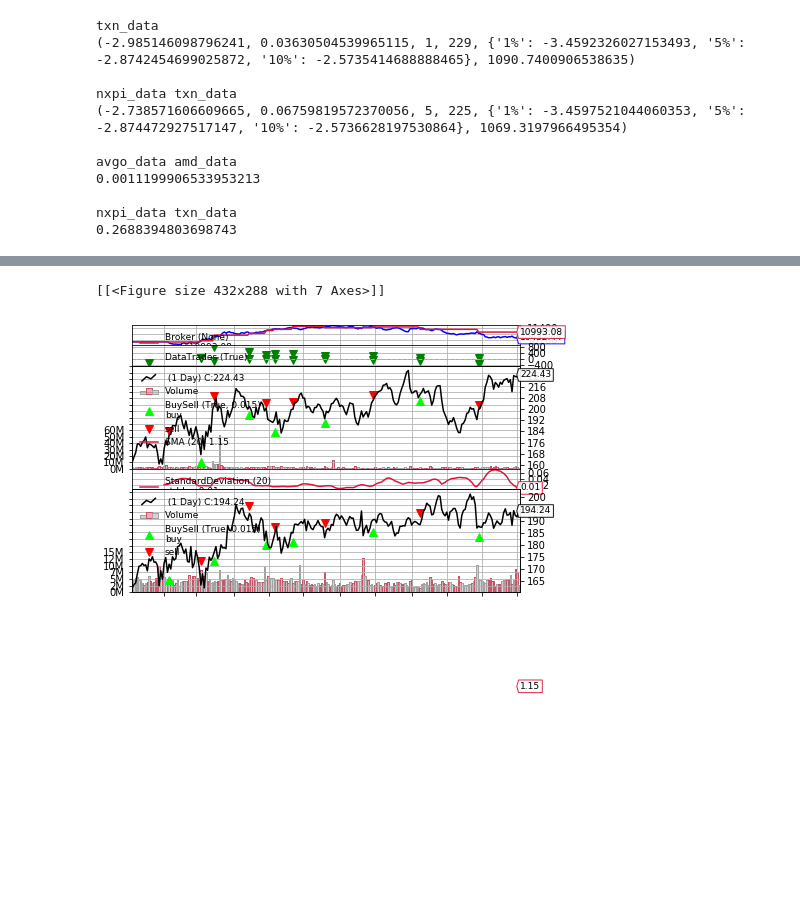
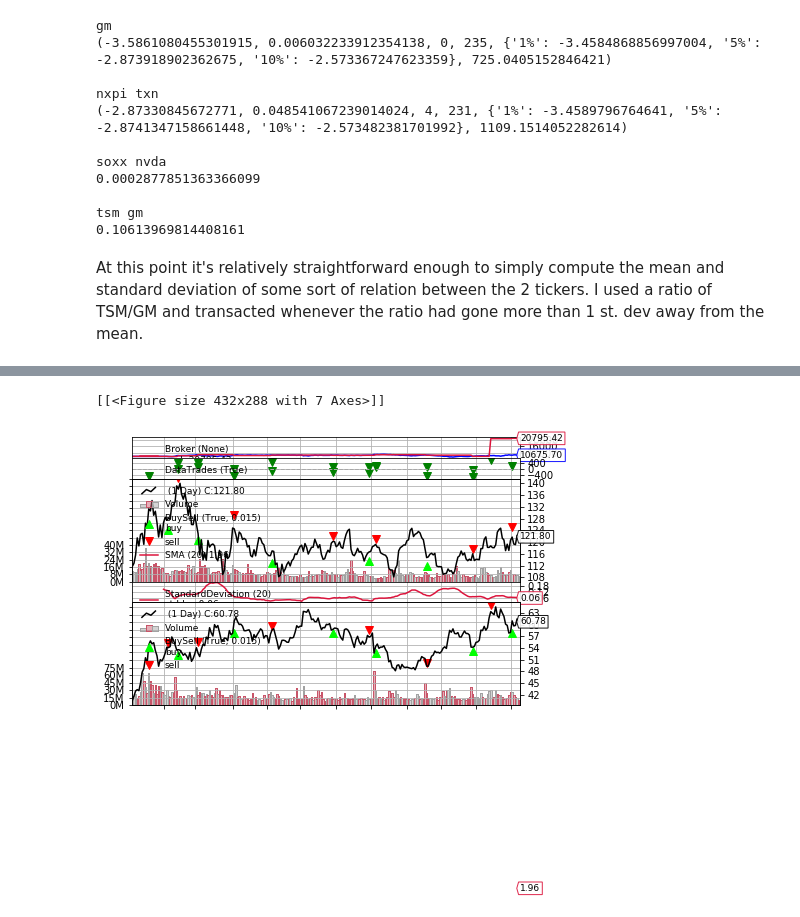
Before and after one commit to Wichaelian/CQFFall2021, a Jupyter notebook: Alpha.ipynb, the cells around one changed output, grey strips where cells are left out. Cells and saved outputs as stored; diff of their text form; code cells hidden in the pictures; blank space fills up the shorter version.

```diff
--- a/Alpha.ipynb
+++ b/Alpha.ipynb
@@ -12,14 +26,16 @@ from statsmodels.tsa.stattools import coint
 # %%
 soxx_data = yf.download("SOXX", start='2021-01-01')
 nvda_data = yf.download("NVDA", start='2021-01-01')
-tsmc_data = yf.download("TSM", start='2021-01-01')
+tsm_data = yf.download("TSM", start='2021-01-01')
 intc_data = yf.download("INTC", start='2021-01-01')
 nxpi_data = yf.download("NXPI", start='2021-01-01')
 avgo_data = yf.download("AVGO", start='2021-01-01')
 txn_data = yf.download("TXN", start='2021-01-01')
 amd_data = yf.download("AMD", start='2021-01-01')
-data_list = [soxx_data, nvda_data, tsmc_data, intc_data, nxpi_data, avgo_data, txn_data, amd_data]
-data_list_names = ["soxx_data", "nvda_data", "tsmc_data", "intc_data", "nxpi_data", "avgo_data", "txn_data", "amd_data"]
+gm_data = yf.download("GM", start='2021-01-01')
+f_data = yf.download("F", start='2021-01-01')
+data_list = [soxx_data, nvda_data, tsm_data, intc_data, nxpi_data, avgo_data, txn_data, amd_data, gm_data, f_data]
+data_list_names = ["soxx", "nvda", "tsm", "intc", "nxpi", "avgo", "txn", "amd", "gm", "f"]
 # %% [output]
 [*********************100%***********************]  1 of 1 completed
 [*********************100%***********************]  1 of 1 completed
@@ -87,24 +109,26 @@ print(" ")
 print(combo_tickers)
 print(combo)
 # %% [output]
-txn_data
-(-2.985146098796241, 0.03630504539965115, 1, 229, {'1%': -3.4592326027153493, '5%': -2.8742454699025872, '10%': -2.5735414688888465}, 1090.7400906538635)
+gm
+(-3.5861080455301915, 0.006032233912354138, 0, 235, {'1%': -3.4584868856997004, '5%': -2.873918902362675, '10%': -2.573367247623359}, 725.0405152846421)
 
-nxpi_data txn_data
-(-2.738571606609665, 0.06759819572370056, 5, 225, {'1%': -3.4597521044060353, '5%': -2.874472927517147, '10%': -2.5736628197530864}, 1069.3197966495354)
+nxpi txn
+(-2.87330845672771, 0.048541067239014024, 4, 231, {'1%': -3.4589796764641, '5%': -2.8741347158661448, '10%': -2.573482381701992}, 1109.1514052282614)
 
-avgo_data amd_data
-0.0011199906533953213
+soxx nvda
+0.0002877851363366099
 
-nxpi_data txn_data
-0.2688394803698743
+tsm gm
+0.10613969814408161
+# %% [markdown]
+At this point it's relatively straightforward enough to simply compute the mean and standard deviation of some sort of relation between the 2 tickers. I used a ratio of TSM/GM and transacted whenever the ratio had gone more than 1 st. dev away from the mean.
 # %%
-ratio = txn_data["Close"] / nxpi_data["Close"]
+ratio = tsm_data["Close"] / gm_data["Close"]
 z_score = (ratio - ratio.mean()) / np.std(ratio)
 std_up = np.mean(ratio) + np.std(z_score)
 std_down = np.mean(ratio) - np.std(z_score)
 # %%
-class TXN_NXPI(bt.Strategy):
+class TSM_GM(bt.Strategy):
 
     params = dict(
         period=10,
@@ -168,9 +192,9 @@ class TXN_NXPI(bt.Strategy):
             print('y + self.qty2 is', y + self.qty2)
 
             # Placing the order
-            self.log('SELL CREATE %s, price = %.2f, qty = %d' % ("TXN", self.data0.close[0], x + self.qty1))
+            self.log('SELL CREATE %s, price = %.2f, qty = %d' % ("TSM", self.data0.close[0], x + self.qty1))
             self.sell(data=self.data0, size=(x + self.qty1))  # Place an order for buying y + qty2 shares
-            self.log('BUY CREATE %s, price = %.2f, qty = %d' % ("NXPI", self.data1.close[0], y + self.qty2))
+            self.log('BUY CREATE %s, price = %.2f, qty = %d' % ("GM", self.data1.close[0], y + self.qty2))
             self.buy(data=self.data1, size=(y + self.qty2))  # Place an order for selling x + qty1 shares
 
             # Updating the counters with new value
@@ -191,9 +215,9 @@ class TXN_NXPI(bt.Strategy):
             print('y + self.qty2 is', y + self.qty2)
 
             # Place the order
-            self.log('BUY CREATE %s, price = %.2f, qty = %d' % ("PEP", self.data0.close[0], x + self.qty1))
+            self.log('BUY CREATE %s, price = %.2f, qty = %d' % ("TSM", self.data0.close[0], x + self.qty1))
             self.buy(data=self.data0, size=(x + self.qty1))  # Place an order for buying x + qty1 shares
-            self.log('SELL CREATE %s, price = %.2f, qty = %d' % ("KO", self.data1.close[0], y + self.qty2))
+            self.log('SELL CREATE %s, price = %.2f, qty = %d' % ("GM", self.data1.close[0], y + self.qty2))
             self.sell(data=self.data1, size=(y + self.qty2))  # Place an order for selling y + qty2 shares
 
             # Updating the counters with new value
@@ -205,11 +229,11 @@ class TXN_NXPI(bt.Strategy):
             # Step 4: Check conditions for No Trade
             # If the z-score is within the two bounds, close all
 
-#         elif (self.z_score[0] < 1 and self.z_score[0] > -1):
-#             self.log('CLOSE LONG %s, price = %.2f' % ("NXPI", self.data0.close[0]))
-#             self.close(self.data0)
-#             self.log('CLOSE LONG %s, price = %.2f' % ("TXN", self.data1.close[0]))
-#             self.close(self.data1)
+        elif (self.z_score[0] < 1 and self.z_score[0] > -1):
+            self.log('CLOSE LONG %s, price = %.2f' % ("TSM", self.data0.close[0]))
+            self.close(self.data0)
+            self.log('CLOSE LONG %s, price = %.2f' % ("GM", self.data1.close[0]))
+            self.close(self.data1)
 
 
 
@@ -226,12 +250,10 @@ cerebro.addstrategy(TXN_NXPI)
 cerebro.broker.setcash(10000.0)
 cerebro.broker.setcommission(commission=0.002)
 
-NXPI = yf.download("NXPI", start='2021-01-01')
-data0 = bt.feeds.PandasData(dataname=NXPI)
+data0 = bt.feeds.PandasData(dataname=tsm_data)
 cerebro.adddata(data0)
 
-TXN = yf.download("TXN", start='2021-01-01')
-data1 = bt.feeds.PandasData(dataname=TXN)
+data1 = bt.feeds.PandasData(dataname=gm_data)
 cerebro.adddata(data1)
 
 cerebro.run()
@@ -256,5 +278,5 @@ Ending   Value - 10432.44
 ==================================================
 [interactive output not drawn]
 [interactive output not drawn]
 [[<Figure size 432x288 with 7 Axes>]]
-[figure, old version]
+[figure, new version]
```
Also changed, not shown: parts of 11 cells of this notebook.
